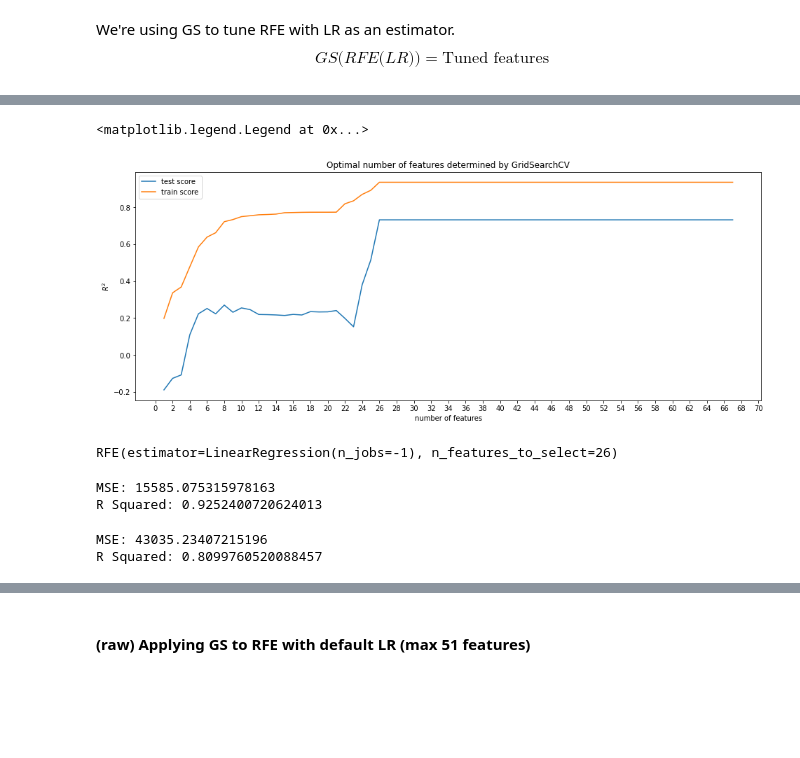
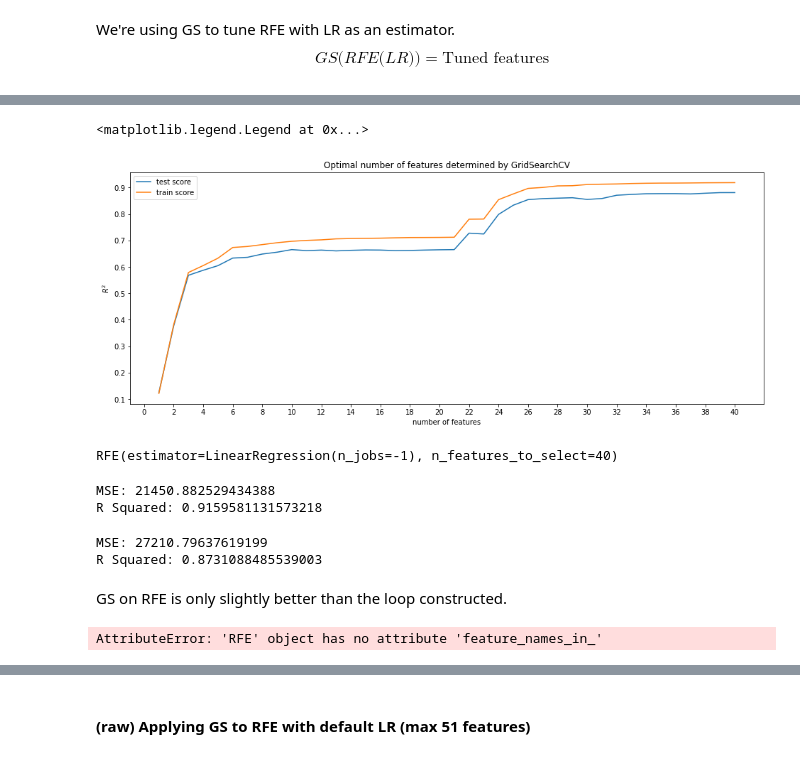
Before and after one commit to walthersy/NSW-house-price, a Jupyter notebook: Chris- Main Notebook.ipynb, the cells around one changed output, grey strips where cells are left out. Drawn from its saved outputs; the diff is of its cells as text; code cells hidden in the pictures; blank space fills up the shorter version.

Commit message:
work on CV
better understanding of how CV works, changing some of the code to compensate.

```diff
--- a/Chris- Main Notebook.ipynb
+++ b/Chris- Main Notebook.ipynb
@@ -367,7 +367,7 @@ Choosing a `random_state` to ensure we get the same features and accuracy with e
 # %%
 from sklearn.model_selection import train_test_split
 
-train, test = train_test_split(modelDF, train_size= 80, test_size= 20, random_state= 123)
+train, test = train_test_split(modelDF,  test_size= 0.2, random_state= 123)
 # %% [markdown]
 Applying all features except the target feature to the X train and test sets. Applying only the target feature to the y train and test set.
 # %%
@@ -641,0 +713,7 @@ Fitting 5 folds for each of 16 candidates, totalling 80 fits
+# %%
+lr = LinearRegression(n_jobs=-1)
+
+gs = GridSearchCV(lr, param_grid=tuned_parameters,scoring='r2', verbose=1,
+                  cv=kFold, n_jobs=-1)
+
+gs_result = gs.fit(X_train[topFeatures],y_train)
@@ -778,0 +828,16 @@ GridSearchCV(cv=KFold(n_splits=5, random_state=123, shuffle=True),
+# %%
+lr = LinearRegression(n_jobs=-1)
+
+#using GS to find the best params for RFE, default hyperparameters applied.
+rfe = RFE(lr)
+hyper_params = [{'n_features_to_select': list(range(1, len(X_train.columns)))}]
+
+gs = GridSearchCV(estimator = rfe,
+                        param_grid = hyper_params,
+                        scoring= 'r2',
+                        cv = kFold,
+                        verbose = 1,
+                        return_train_score=True,n_jobs=-1)
+
+# fit the model
+gs.fit(X_train, y_train)
@@ -784,22 +899,22 @@ gs_nFeatures
 # %%
 plt.figure(figsize=(16,6))
 
 plt.plot(gs.cv_results_["param_n_features_to_select"], gs.cv_results_["mean_test_score"])
 plt.plot(gs.cv_results_["param_n_features_to_select"], gs.cv_results_["mean_train_score"])
 plt.xlabel('number of features')
-plt.xticks(range(0,71,2))
+plt.xticks(range(0,len(X_train.columns),2))
 plt.ylabel('$R^2$')
 plt.title("Optimal number of features determined by GridSearchCV")
 plt.legend(['test score', 'train score'], loc='upper left')
 # %% [output]
 <matplotlib.legend.Legend at 0x...>
-[figure, old version]
+[figure, new version]
 # %%
 lr = LinearRegression(n_jobs=-1)
 rfe = RFE(lr, n_features_to_select = gs_nFeatures)
 rfe.fit(X_train, y_train)
 # %% [output]
-RFE(estimator=LinearRegression(n_jobs=-1), n_features_to_select=26)
+RFE(estimator=LinearRegression(n_jobs=-1), n_features_to_select=40)
 # %%
 trainPred = rfe.predict(X_train)
 trainMse = mean_squared_error(trainPred, y_train)
@@ -807,8 +922,8 @@ trainR2 = r2_score(y_train, trainPred)
 print("MSE:", trainMse)
 print("R Squared:", trainR2)
 # %% [output]
-MSE: 15585.075315978163
-R Squared: 0.9252400720624013
+MSE: 21450.882529434388
+R Squared: 0.9159581131573218
 # %%
 testPred = rfe.predict(X_test)
 testMse = mean_squared_error(testPred, y_test)
@@ -816,5 +931,11 @@ testR2 = r2_score(y_test, testPred)
 print("MSE:", testMse)
 print("R Squared:", testR2)
 # %% [output]
-MSE: 43035.23407215196
-R Squared: 0.8099760520088457
+MSE: 27210.79637619199
+R Squared: 0.8731088485539003
+# %% [markdown]
+GS on RFE is only slightly better than the loop constructed.
+# %%
+rfe.feature_names_in_
+# %% [output]
+AttributeError: 'RFE' object has no attribute 'feature_names_in_'
```
Also changed, not shown: parts of 53 cells of this notebook, 1 other file.
